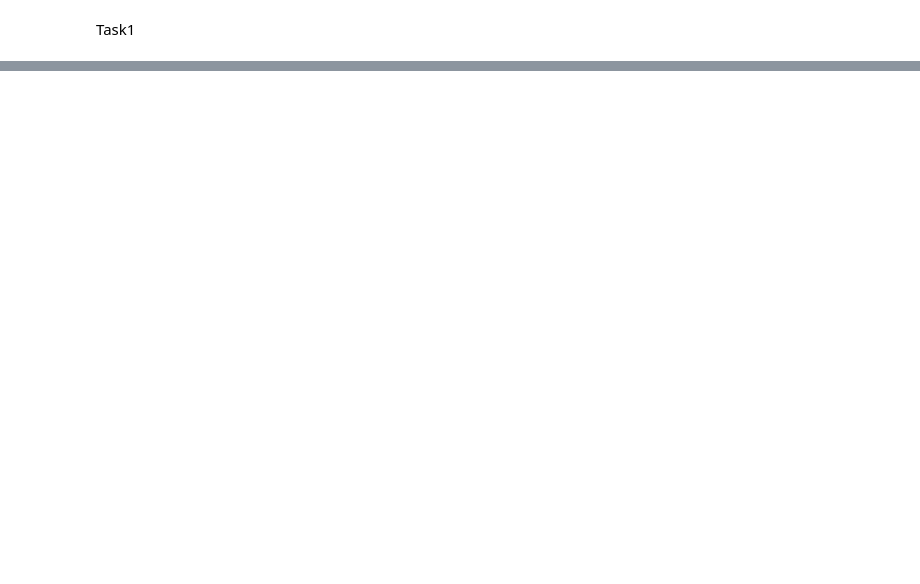
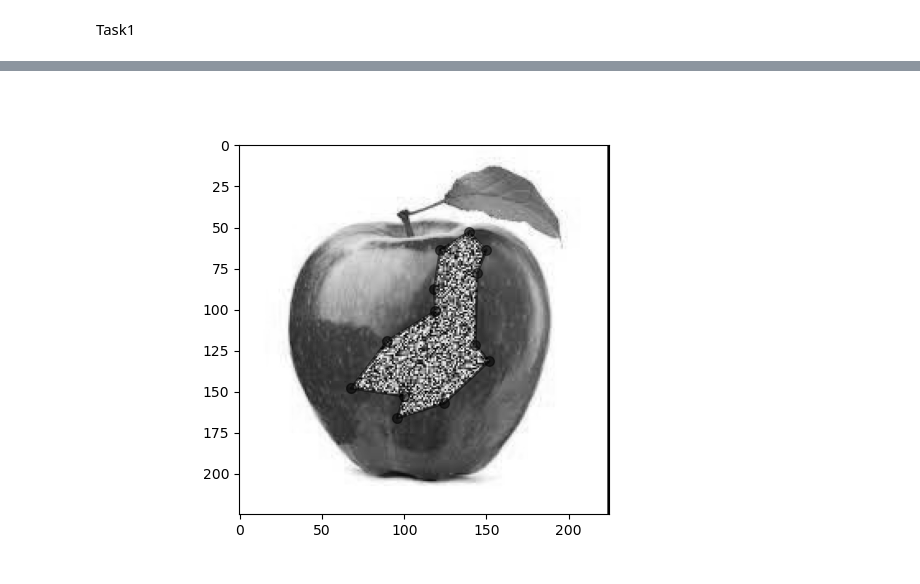
Before and after one commit to derkder/CGVI_CourseWork, a Jupyter notebook: ImageProcessing/Project/Main copy.ipynb, the cells around one changed output, grey strips where cells are left out. Drawn from its saved outputs; the diff is of its cells as text; code cells hidden in the pictures; blank space fills up the shorter version.

```diff
--- a/ImageProcessing/Project/Main copy.ipynb
+++ b/ImageProcessing/Project/Main copy.ipynb
@@ -45 +180,78 @@ Polygon vertices:
+# %%
+def compute_gradients(img):
+    gx = np.roll(img, -1, axis=1) - img
+    gy = np.roll(img, -1, axis=0) - img
+    return gx, gy
+
+# Helper function to construct the Poisson equation system
+def construct_equation_system(img_shape, mask, gx, gy, mix_gradients=False, target_gx=None, target_gy=None):
+    A = lil_matrix((mask.sum(), mask.sum()), dtype=np.float64)
+    b = np.zeros(mask.sum(), dtype=np.float64)
+
+    # Mapping from image coordinates to matrix indices
+    indices = np.arange(img_shape[0] * img_shape[1]).reshape(img_shape)[mask]
+    ind_dict = {ind: k for k, ind in enumerate(indices)}
+
+    kernel = np.array([[0, -1, 0],
+                       [-1, 4, -1],
+                       [0, -1, 0]])
+
+    # Iterate over the mask indices and populate the matrix A and vector b
+    for y in range(img_shape[0]):
+        for x in range(img_shape[1]):
+            if mask[y, x]:
+                k = ind_dict[y * img_shape[1] + x]
+                A[k, k] = 4
+                if y > 0 and mask[y - 1, x]:
+                    A[k, ind_dict[(y - 1) * img_shape[1] + x]] = -1
+                if y < img_shape[0] - 1 and mask[y + 1, x]:
+                    A[k, ind_dict[(y + 1) * img_shape[1] + x]] = -1
+                if x > 0 and mask[y, x - 1]:
+                    A[k, ind_dict[y * img_shape[1] + x - 1]] = -1
+                if x < img_shape[1] - 1 and mask[y, x + 1]:
+                    A[k, ind_dict[y * img_shape[1] + x + 1]] = -1
+
+                # For mixing gradients, select the maximum gradient at each pixel
+                if mix_gradients:
+                    grad_x = gx[y, x] if np.abs(gx[y, x]) > np.abs(target_gx[y, x]) else target_gx[y, x]
+                    grad_y = gy[y, x] if np.abs(gy[y, x]) > np.abs(target_gy[y, x]) else target_gy[y, x]
+                    b[k] = grad_x + grad_y
+                else:
+                    b[k] = gx[y, x] + gy[y, x]
+
+    return A.tocsr(), b
+
+
+# Compute gradients for both images
+source_gx, source_gy = compute_gradients(source_img_array)
+target_gx, target_gy = compute_gradients(target_img_array)
+
+# Construct the equation system for importing gradients
+A_import, b_import = construct_equation_system(source_img_array.shape, mask, source_gx, source_gy)
+
+# Solve the linear system for importing gradients
+solution_import = spsolve(A_import, b_import)
+
+# Construct the equation system for mixing gradients
+A_mix, b_mix = construct_equation_system(source_img_array.shape, mask, source_gx, source_gy, mix_gradients=True, target_gx=target_gx, target_gy=target_gy)
+
+# Solve the linear system for mixing gradients
+solution_mix = spsolve(A_mix, b_mix)
+
+# Fill in the cloned region with the solution for importing gradients
+cloned_image_import = target_img_array.copy()
+cloned_image_import[mask] = solution_import
+
+# Fill in the cloned region with the solution for mixing gradients
+cloned_image_mix = target_img_array.copy()
+cloned_image_mix[mask] = solution_mix
+
+# Convert the cloned arrays to images
+cloned_img_import = Image.fromarray(cloned_image_import.astype(np.uint8))
+cloned_img_mix = Image.fromarray(cloned_image_mix.astype(np.uint8))
+
+plt.imshow(cloned_img_import, cmap='gray')
+plt.show()
+# %% [output]
+[figure, added]
 # %%
```
Also changed, not shown: parts of 6 cells of this notebook, 1 other file.
